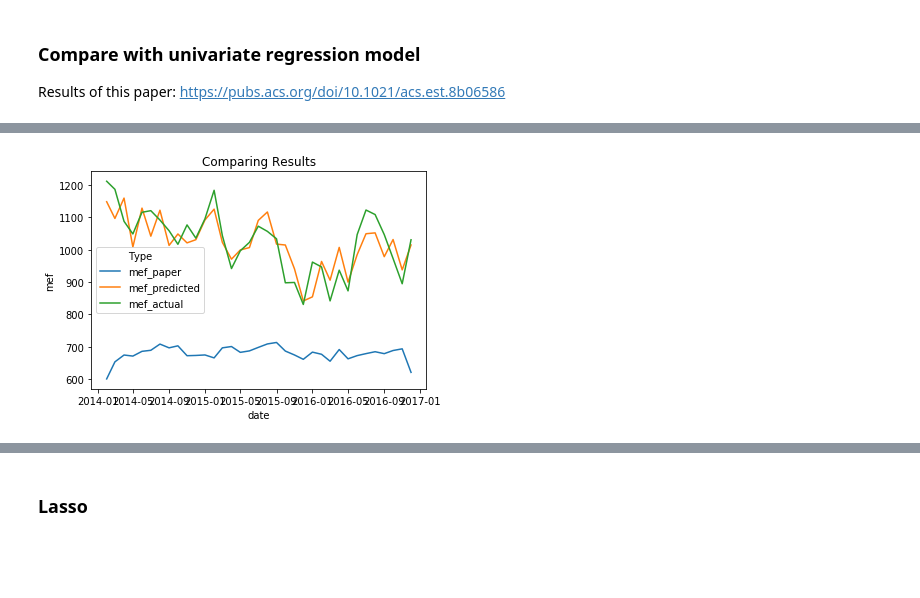
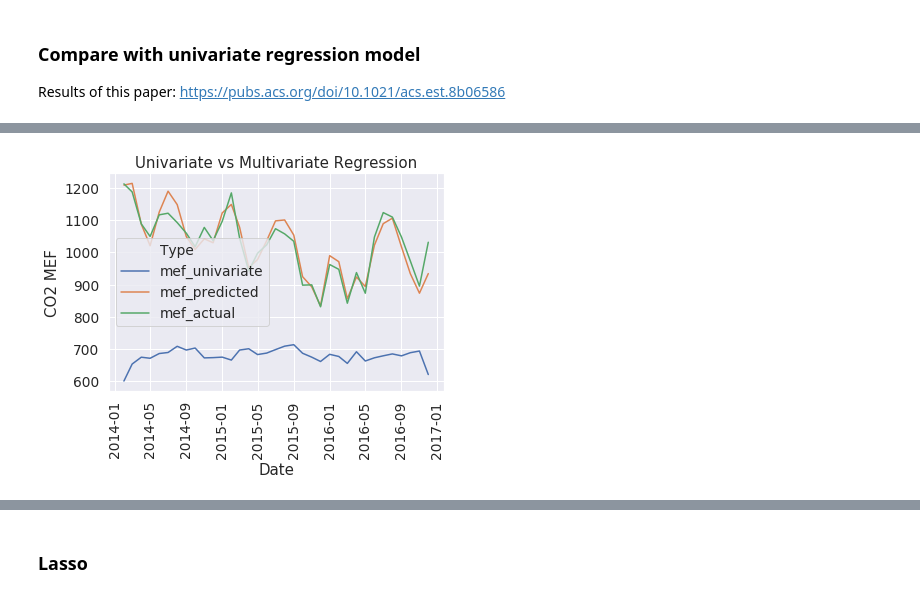
Before and after one commit to amy-wang/thesis2, a Jupyter notebook: reimplement_paper/mefs/uwo-thesis-data1.ipynb, the cells around one changed output, grey strips where cells are left out. Cells and saved outputs as stored; diff of their text form; code cells hidden in the pictures; blank space fills up the shorter version.

```diff
--- a/reimplement_paper/mefs/uwo-thesis-data1.ipynb
+++ b/reimplement_paper/mefs/uwo-thesis-data1.ipynb
@@ -78,2 +67,9 @@ y = df[['mef']]
 # %% [markdown]
 ### Visualize Data
+# %%
+k = 10 #number of variables for heatmap
+cols = corrmat.nlargest(k, 'mef')['mef'].index
+cm = np.corrcoef(df[cols].values.T)
+sns.set(font_scale=1.25)
+hm = sns.heatmap(cm, cbar=True, annot=True, square=True, fmt='.2f', annot_kws={'size': 10}, yticklabels=cols.values, xticklabels=cols.values)
+plt.show()
@@ -116,6 +167,6 @@ plt.show()
 ### Implement Linear Regression
 # %%
 X_train,X_test,y_train,y_test = train_test_split(x,y,test_size = 0.2,random_state = 100)
-lr = LinearRegression()
+lr = LinearRegression(normalize=True)
 lr.fit(X_train, y_train)
 # %% [output]
@@ -128,25 +179,32 @@ results['mef_actual'] = y['mef']
 
 results.index = range(35)
 # %%
+# Make predictions using the testing set
+results = pd.DataFrame(index = x.index)
+results['mef_predicted'] = lr.predict(x)
+results['mef_actual'] = y['mef']
+
+results.index = range(35)
+
 # Calculate error: sum of (y - y(hat)) / y(hat)^2
 temp = pd.DataFrame()
 temp['diff'] = abs(results['mef_actual'] - results['mef_predicted'])
-temp['error'] = temp['diff'] / (results['mef_predicted']**2)
-print("Test and training error: " + str(temp['error'].sum()))
+temp['error'] = temp['diff'] / (results['mef_actual'])
+print("Test and training error: " + str(temp['error'].mean()))
 
 # Test data
 test = pd.DataFrame(index = X_test.index)
 test['mef_predicted'] = lr.predict(X_test)
 test['mef_actual'] = y_test['mef']
 test['diff'] = abs(test['mef_actual'] - test['mef_predicted'])
-test['error'] = test['diff'] / (test['mef_predicted']**2)
-print("Test error: " + str(test['error'].sum()))
+test['error'] = test['diff'] / (test['mef_actual'])
+print("Test error: " + str(test['error'].mean()))
 
 # Training data
 train = pd.DataFrame(index = X_train.index)
 train['mef_predicted'] = lr.predict(X_train)
 train['mef_actual'] = y_train['mef']
 train['diff'] = abs(train['mef_actual'] - train['mef_predicted'])
-train['error'] = train['diff'] / (train['mef_predicted']**2)
-print("Test error: " + str(train['error'].sum()))
+train['error'] = train['diff'] / (train['mef_actual'])
+print("Test error: " + str(train['error'].mean()))
 # %% [output]
@@ -163,7 +225,7 @@ df_compare = df_compare.loc[df_compare['pollutant'] == 'co2']
 df_compare = df_compare[['year', 'month', 'factor']]
 df_compare = df_compare[df_compare['year'].isin(['2014', '2015', '2016'])]
 
-df_compare.columns = ['year', 'month', 'mef_paper']
+df_compare.columns = ['year', 'month', 'mef_univariate']
 df_compare.index = range(35)
 # %%
 df_compare = df_compare.join(results)
@@ -211,7 +258,10 @@ df_graph
 # %%
 sns.lineplot(x='date', y="mef", hue="Type", data=df_graph)
 
-plt.title("Comparing Results")
+plt.title("Univariate vs Multivariate Regression")
+plt.xlabel('Date')
+plt.ylabel('CO2 MEF')
+_=plt.xticks(rotation=90)
 plt.show()
 # %% [output]
-[figure, old version]
+[figure, new version]
```
Also changed, not shown: parts of 31 cells of this notebook, 1 other file.
